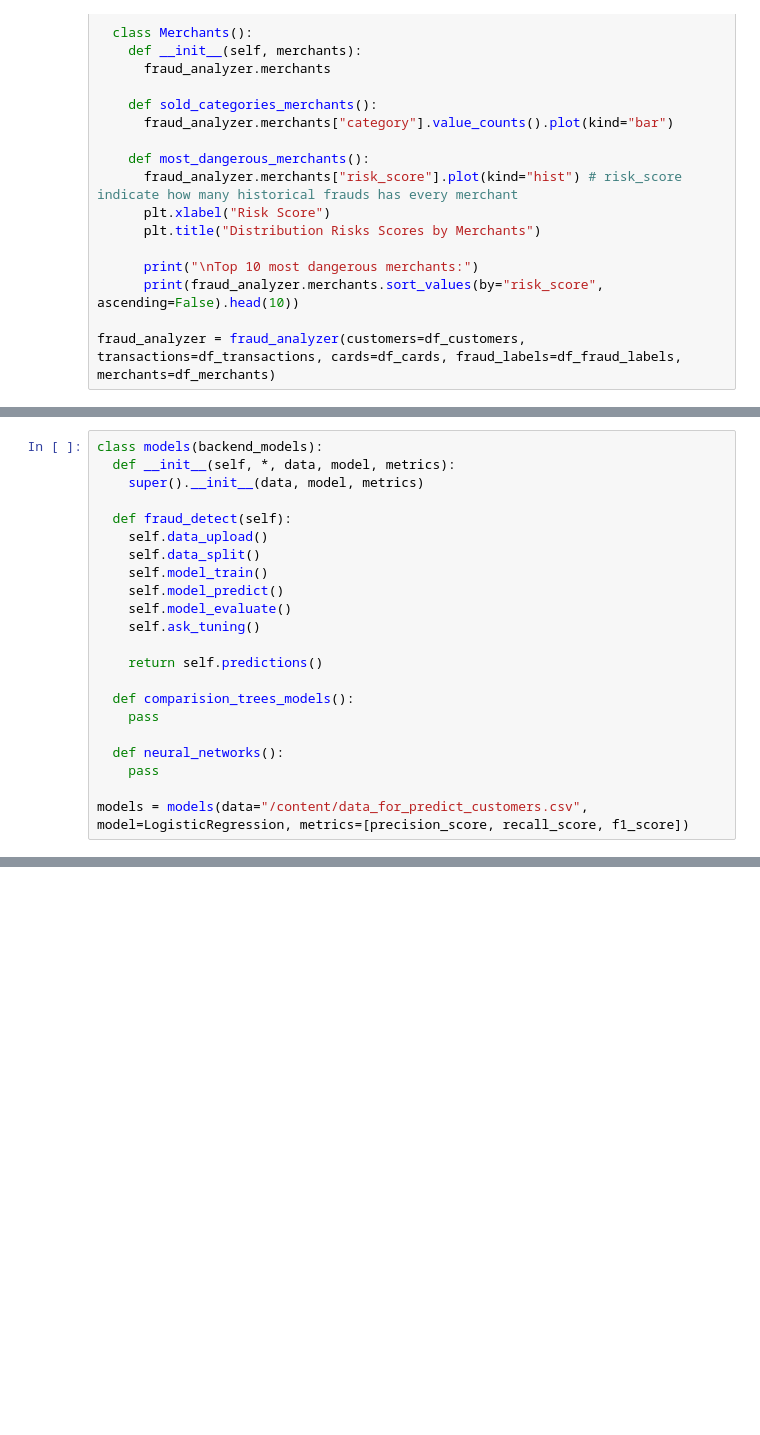
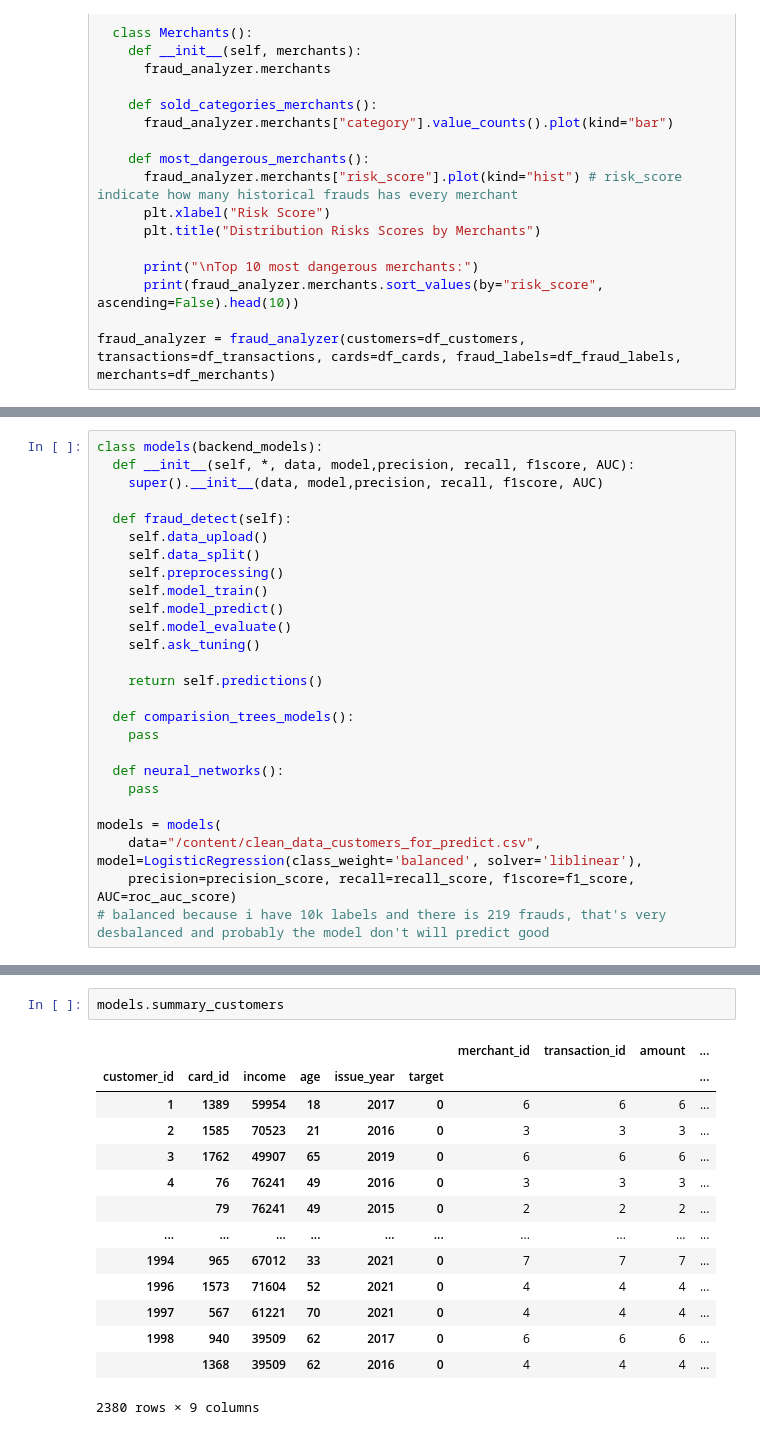
Before and after one commit to MatiasSiles/MastercardSalesOptimization, a Jupyter notebook: Fraud_Detection_Transactions.ipynb, the cells around one changed output, grey strips where cells are left out. Drawn from its saved outputs; the diff is of its cells as text; blank space fills up the shorter version.

```diff
--- a/Fraud_Detection_Transactions.ipynb
+++ b/Fraud_Detection_Transactions.ipynb
@@ -242,11 +256,12 @@ class backend_models():
 # %%
 class models(backend_models):
-  def __init__(self, *, data, model, metrics):
-    super().__init__(data, model, metrics)
+  def __init__(self, *, data, model,precision, recall, f1score, AUC):
+    super().__init__(data, model,precision, recall, f1score, AUC)
 
   def fraud_detect(self):
     self.data_upload()
     self.data_split()
+    self.preprocessing()
     self.model_train()
     self.model_predict()
     self.model_evaluate()
@@ -260,7 +275,10 @@ class models(backend_models):
   def neural_networks():
     pass
 
-models = models(data="/content/data_for_predict_customers.csv", model=LogisticRegression, metrics=[precision_score, recall_score, f1_score])
+models = models(
+    data="/content/clean_data_customers_for_predict.csv", model=LogisticRegression(class_weight='balanced', solver='liblinear'),
+    precision=precision_score, recall=recall_score, f1score=f1_score, AUC=roc_auc_score)
+# balanced because i have 10k labels and there is 219 frauds, that's very desbalanced and probably the model don't will predict good
 # %%
 models.fraud_detect()
 # %% [output]
@@ -267,0 +311,17 @@ ValueError: could not convert string to float: '03:13:57'
+# %%
+models.summary_customers
+# %% [output]
+|  |  |  |  |  |  | merchant_id | transaction_id | amount | ... |
+| customer_id | card_id | income | age | issue_year | target |  |  |  | ... |
+| 1 | 1389 | 59954 | 18 | 2017 | 0 | 6 | 6 | 6 | ... |
+| 2 | 1585 | 70523 | 21 | 2016 | 0 | 3 | 3 | 3 | ... |
+| 3 | 1762 | 49907 | 65 | 2019 | 0 | 6 | 6 | 6 | ... |
+| 4 | 76 | 76241 | 49 | 2016 | 0 | 3 | 3 | 3 | ... |
+|  | 79 | 76241 | 49 | 2015 | 0 | 2 | 2 | 2 | ... |
+| ... | ... | ... | ... | ... | ... | ... | ... | ... | ... |
+| 1994 | 965 | 67012 | 33 | 2021 | 0 | 7 | 7 | 7 | ... |
+| 1996 | 1573 | 71604 | 52 | 2021 | 0 | 4 | 4 | 4 | ... |
+| 1997 | 567 | 61221 | 70 | 2021 | 0 | 4 | 4 | 4 | ... |
+| 1998 | 940 | 39509 | 62 | 2017 | 0 | 6 | 6 | 6 | ... |
+|  | 1368 | 39509 | 62 | 2016 | 0 | 4 | 4 | 4 | ... |
+2380 rows × 9 columns
```
Also changed, not shown: parts of 7 cells of this notebook.
